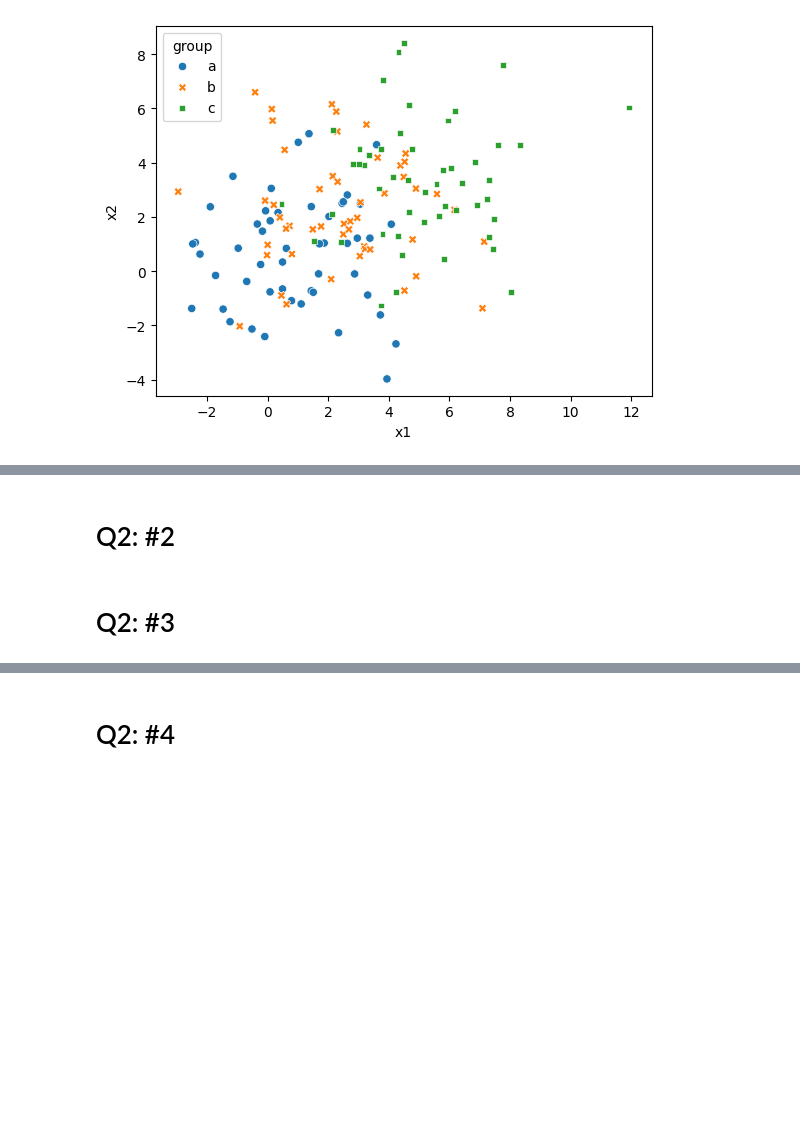
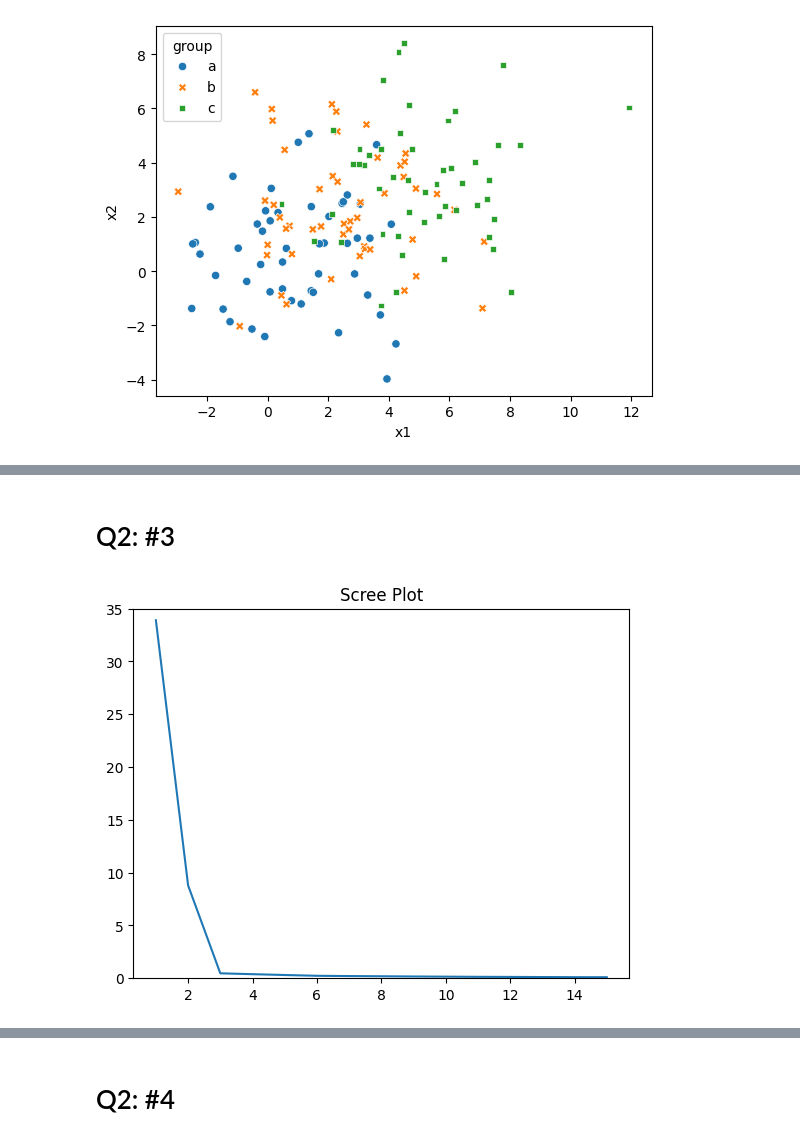
Before and after one commit to Catherine-Nguyen88/kmc, a Jupyter notebook: assignment_kmc.ipynb, the cells around one changed output, grey strips where cells are left out. Saved outputs shown, nothing was run; the diff lists cells and outputs as text; code cells hidden in the pictures; blank space fills up the shorter version.

```diff
--- a/assignment_kmc.ipynb
+++ b/assignment_kmc.ipynb
@@ -334,2 +338,0 @@ As noice increases from0.125 to 2,0, dispersion of datapoints increases and visu
-# %% [markdown]
-# Q2: #2
@@ -341,4 +341,33 @@ As noice increases from0.125 to 2,0, dispersion of datapoints increases and visu
 # %%
 # Create a scree plot for each of the datasets.
 # Describe how the level of noise affects the scree plot (particularly the presence of a clear "elbow")
-# and your ability to definitively select a  k
+# and your ability to definitively select a k
+
+def maxmin(x): # Max-min scaler function
+    x = (x-min(x))/(max(x)-min(x))
+    return x
+# %%
+def scree(data):
+    # Preprocess the data:
+    X = data.loc[:,['x1','x2']] # Select data to cluster
+    X = X.apply(maxmin)
+
+    # scree plot:
+    k_bar = 15
+    k_grid = np.arange(1,k_bar+1) # needs to be +1 for indices purposes
+    SSE = np.zeros(k_bar) # training error
+    for k in range(k_bar): # indices from 0 to k_bar-1
+        model = KMeans(n_clusters=k+1, max_iter=300, n_init = 10, random_state=0)
+        model = model.fit(X)
+        SSE[k] = model.inertia_ # for given k, SSE
+    scree_plot, axes = plt.subplots()
+    sns.lineplot(x=k_grid, y=SSE).set_title('Scree Plot')
+    axes.set_ylim(0, 35)
+# %%
+# graph the following:
+# df0_125, df0_25, df0_5, df1_0, df2_0
+
+graph125 = scree(data = df0_125)
+graph125
+# %% [output]
+[figure, added]
```
Also changed, not shown: parts of 11 cells of this notebook.
